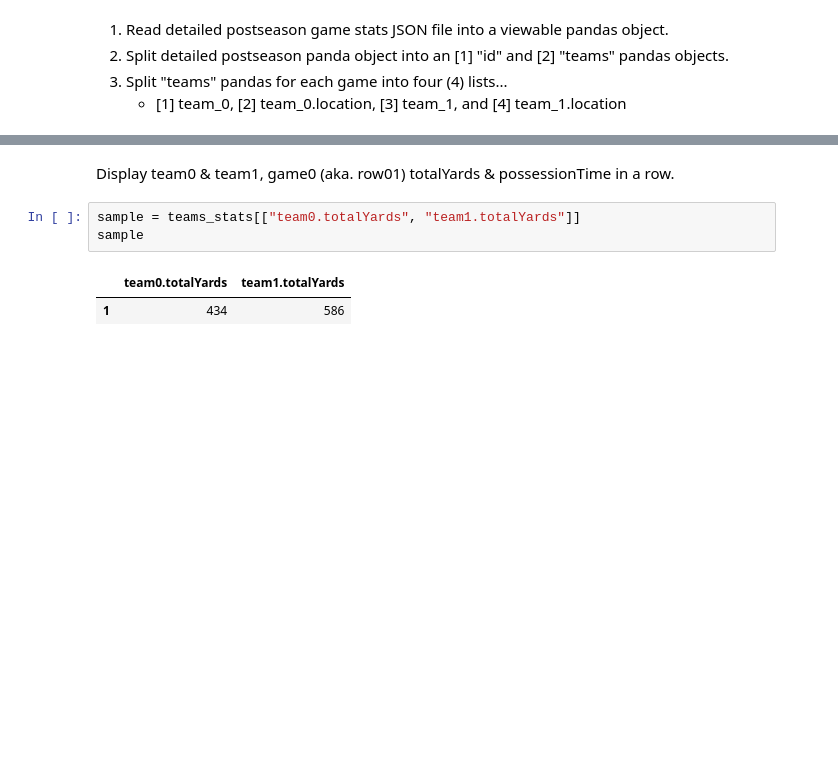
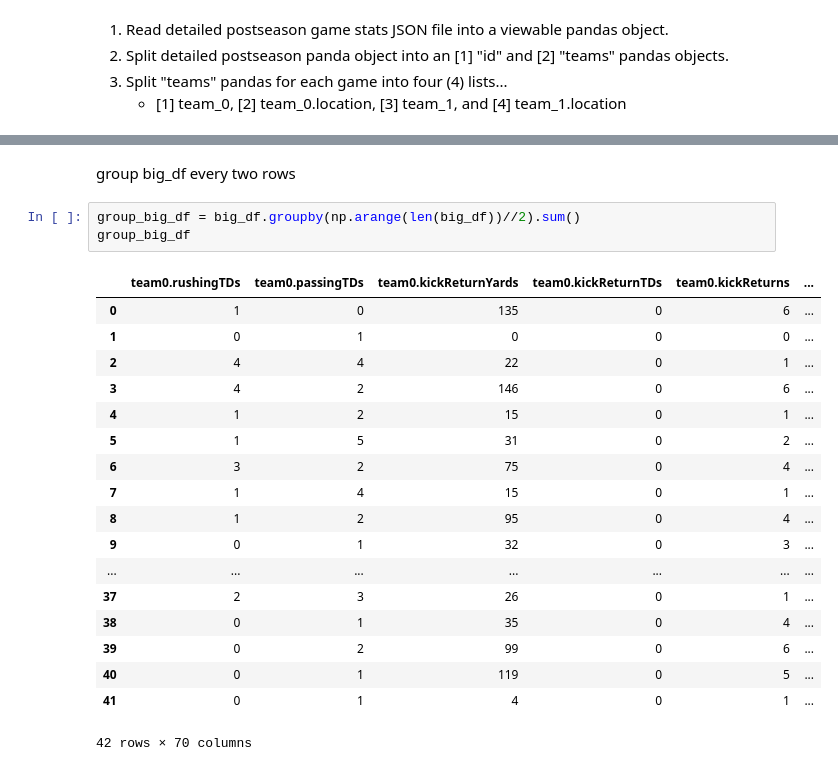
Before and after one commit to r-craig73/cfb_data_wrangling, a Jupyter notebook: cfb_stats_jsons_to_dataframe.ipynb, the cells around one changed output, grey strips where cells are left out. Cells and saved outputs as stored; diff of their text form; blank space fills up the shorter version.

```diff
--- a/cfb_stats_jsons_to_dataframe.ipynb
+++ b/cfb_stats_jsons_to_dataframe.ipynb
@@ -144,8 +171,24 @@ teams_stats
-# %% [markdown]
-Display team0 & team1, game0 (aka. row01) totalYards & possessionTime in a row.
-# %%
-sample = teams_stats[["team0.totalYards", "team1.totalYards"]]
-sample
-# %% [output]
-|  | team0.totalYards | team1.totalYards |
-| 1 | 434 | 586 |
+# %% [markdown]
+group big_df every two rows
+# %%
+group_big_df = big_df.groupby(np.arange(len(big_df))//2).sum()
+group_big_df
+# %% [output]
+|  | team0.rushingTDs | team0.passingTDs | team0.kickReturnYards | team0.kickReturnTDs | team0.kickReturns | ... |
+| 0 | 1 | 0 | 135 | 0 | 6 | ... |
+| 1 | 0 | 1 | 0 | 0 | 0 | ... |
+| 2 | 4 | 4 | 22 | 0 | 1 | ... |
+| 3 | 4 | 2 | 146 | 0 | 6 | ... |
+| 4 | 1 | 2 | 15 | 0 | 1 | ... |
+| 5 | 1 | 5 | 31 | 0 | 2 | ... |
+| 6 | 3 | 2 | 75 | 0 | 4 | ... |
+| 7 | 1 | 4 | 15 | 0 | 1 | ... |
+| 8 | 1 | 2 | 95 | 0 | 4 | ... |
+| 9 | 0 | 1 | 32 | 0 | 3 | ... |
+| ... | ... | ... | ... | ... | ... | ... |
+| 37 | 2 | 3 | 26 | 0 | 1 | ... |
+| 38 | 0 | 1 | 35 | 0 | 4 | ... |
+| 39 | 0 | 2 | 99 | 0 | 6 | ... |
+| 40 | 0 | 1 | 119 | 0 | 5 | ... |
+| 41 | 0 | 1 | 4 | 0 | 1 | ... |
+42 rows × 70 columns
```
Also changed, not shown: parts of 4 cells of this notebook.
